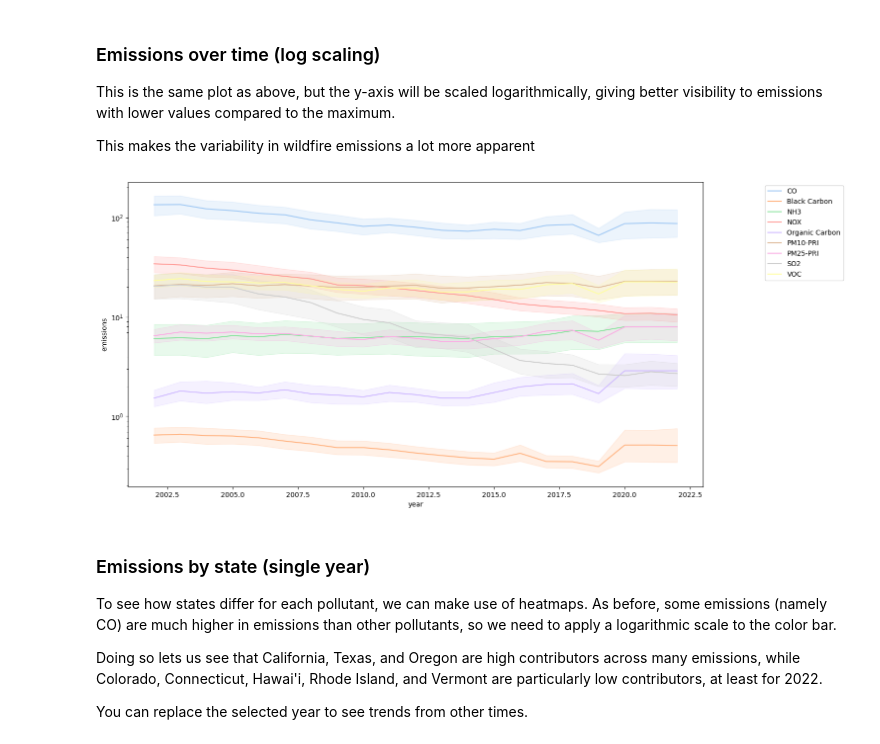
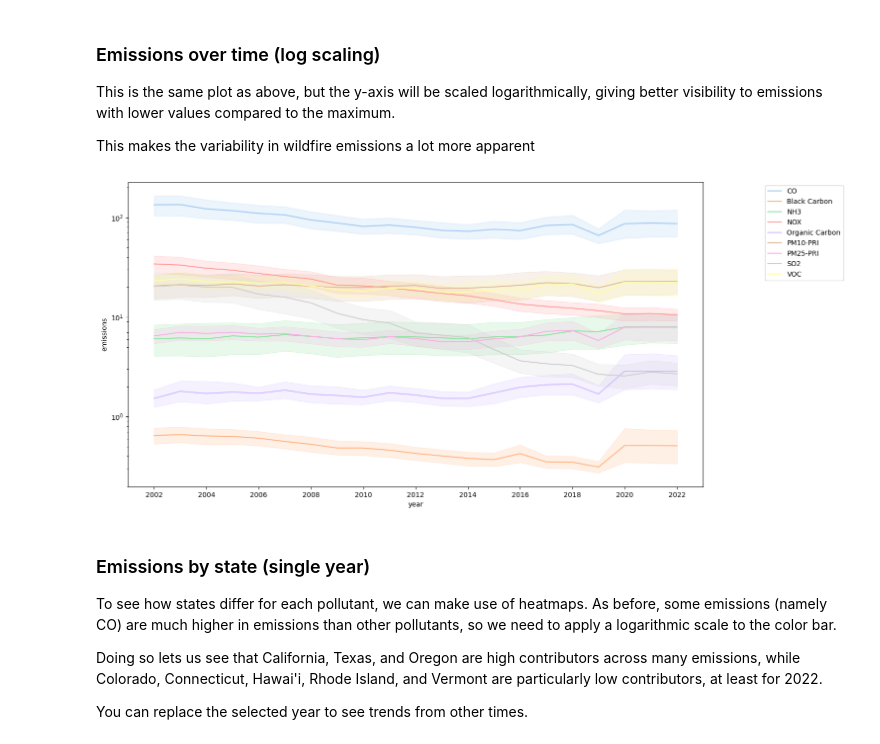
Before and after one commit to yamaseraph/AQI_Analysis, a Jupyter notebook: Su's_ETL_for_Air_Pollutant_State_Trends.ipynb, the cells around one changed output. Saved outputs shown, nothing was run; the diff lists cells and outputs as text; code cells hidden in the pictures.

```diff
--- a/Su's_ETL_for_Air_Pollutant_State_Trends.ipynb
+++ b/Su's_ETL_for_Air_Pollutant_State_Trends.ipynb
@@ -169,17 +169,19 @@ This is the same plot as above, but the y-axis will be scaled logarithmically, g
 
 This makes the variability in wildfire emissions a lot more apparent
 # %%
+import numpy as np
 # Set up the base figure elements
 fig, ax = plt.subplots(figsize=(15,8))
 
 # Plot the lines - years on x axis, emissions on y, and give a different line to each pollutant group
 sea.lineplot(data=data_melted, x='year', y='emissions', hue='Pollutant', ax=ax, palette='pastel')
 
 # Style the elements for better readability - these values are mostly trial and error
 ax.legend(bbox_to_anchor=(1.25, 1.0))
+plt.xticks(np.arange(2002, 2023, step=2))
 plt.yscale('log')
 # %% [output]
-[figure, old version]
+[figure, new version]
 # %% [markdown]
 ### Emissions by state (single year)
 To see how states differ for each pollutant, we can make use of heatmaps. As before, some emissions (namely CO) are much higher in emissions than other pollutants, so we need to apply a logarithmic scale to the color bar.
```
Also changed, not shown: parts of 2 cells of this notebook.
